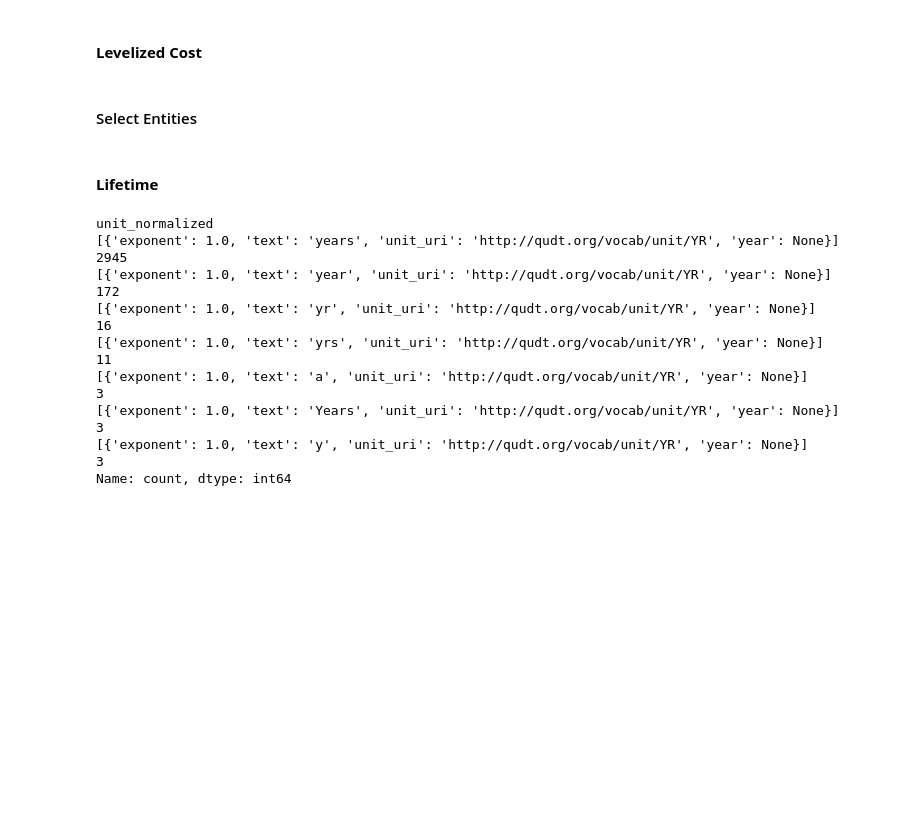
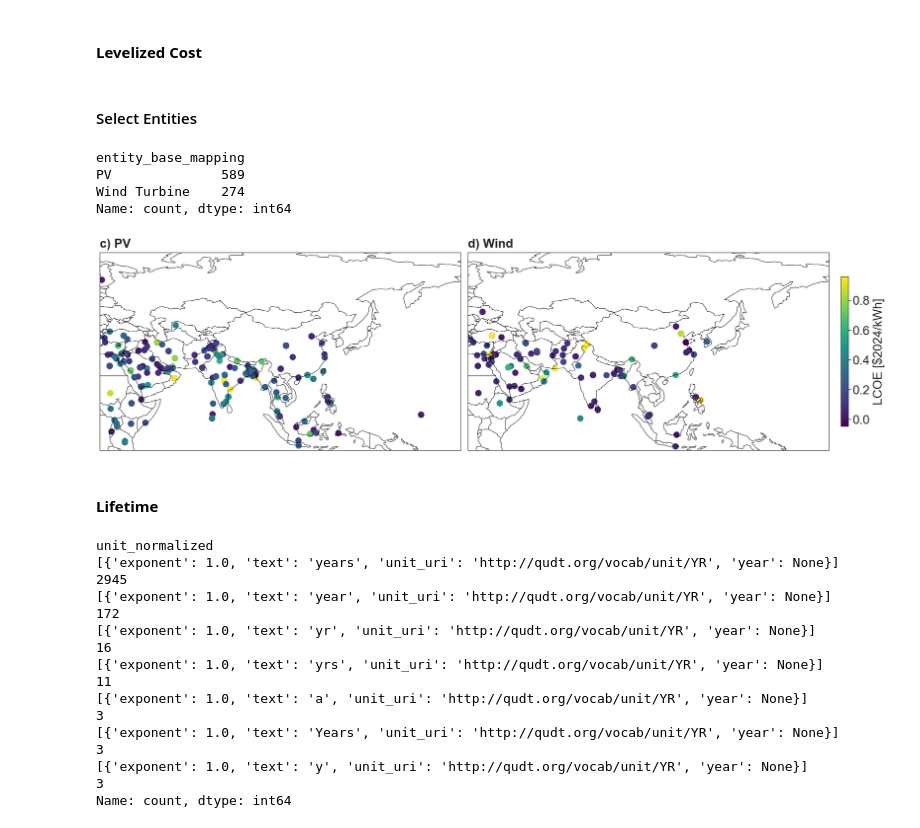
Before and after one commit to FZJ-IEK3-VSA/quinex-energy-system-studies, a Jupyter notebook: notebooks/Step6_SpatialVisualisation.ipynb, the cells around one changed output. Drawn from its saved outputs; the diff is of its cells as text; code cells hidden in the pictures; blank space fills up the shorter version.

```diff
--- a/notebooks/Step6_SpatialVisualisation.ipynb
+++ b/notebooks/Step6_SpatialVisualisation.ipynb
@@ -16,5 +16,5 @@ metadata = VisualisationMetadata("../data/quinex/df_quinex_metadata.parquet")
 #### **Levelized Cost**
 # %%
 cost_lcoh = pd.read_excel("../data/visualisation_files/unit_converted/df_technologies_lcoh.xlsx")
-cost_lcoe = pd.read_excel("../data/visualisation_files/unit_converted/df_technologies_lcoe.xlsx")
+cost_lcoe = pd.read_excel("../data/visualisation_files/unit_converted/df_technologies_lcoe2024.xlsx")
 cost_capex =pd.read_excel("../data/visualisation_files/unit_converted/df_technologies_capex.xlsx")
@@ -72,40 +74,47 @@ cost_capex = cost_capex[cost_capex["entity_base_mapping"].isin(['PV', 'Wind Turb
 #     'Green Hydrogen': 'Green'
 # })
 # %%
-cost_lcoh = visualisation.convert_spatial(cost_lcoh)
-print(cost_lcoh["entity_base_mapping"].value_counts())
+# cost_lcoh = visualisation.convert_spatial(cost_lcoh)
+# print(cost_lcoh["entity_base_mapping"].value_counts())
 
-# cost_lcoe = visualisation.convert_spatial(cost_lcoe)
-# print(cost_lcoe["entity_base_mapping"].value_counts())
+cost_lcoe = visualisation.convert_spatial(cost_lcoe)
+print(cost_lcoe["entity_base_mapping"].value_counts())
+# %% [output]
+entity_base_mapping
+PV              589
+Wind Turbine    274
+Name: count, dtype: int64
 # %%
 len(cost_lcoe[cost_lcoe["value_converted"] < 0.1])
 # %%
 datasets = [
     {
-    'df': cost_lcoh,
+    'df': cost_lcoe[cost_lcoe["entity_mapping"] == "PV"],
     'value_column': 'value_converted',
     #'entity_column': 'entity_mapping',
-    'title': 'a) Hydrogen'
+    'title': 'c) PV'
     },
-    # {
-    # 'df': cost_lcoe[cost_lcoe["entity_mapping"] == "Wind Turbine"],
-    # 'value_column': 'value_converted',
-    # #'entity_column': 'entity_mapping',
-    # 'title': 'b) Wind'
-    # }
+    {
+    'df': cost_lcoe[cost_lcoe["entity_mapping"] == "Wind Turbine"],
+    'value_column': 'value_converted',
+    #'entity_column': 'entity_mapping',
+    'title': 'd) Wind'
+    }
 ]
 
 fig = visualisation.plot_multiple_datasets_on_world(
     datasets,
-    colorbar_title="LCOH [$/kg]",
-    figsize=(13, 12),
+    colorbar_title="LCOE [$2024/kWh]",
+    figsize=(26, 12),
     jitter_strength=0,
-    default_point_size=50,
-    font_size=13
-    #cmap="magma"
+    default_point_size=150,
+    font_size=24,
+    continent="Asia"
 )
 
-fig.savefig("../data/figures/results/cost/lcoh_worldmap.pdf", bbox_inches='tight')
+fig.savefig("../data/figures/results/cost/lcoe_asia.pdf", bbox_inches='tight')
+# %% [output]
+[figure, added]
 # %% [markdown]
 #### **Lifetime**
 # %%
```
Also changed, not shown: parts of 23 cells of this notebook, 12 other files.
